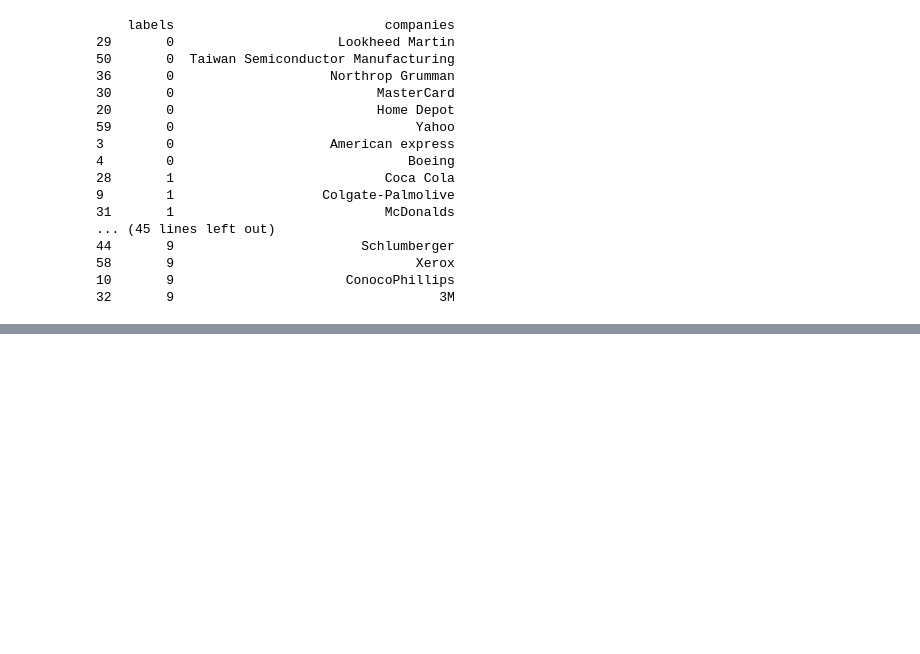
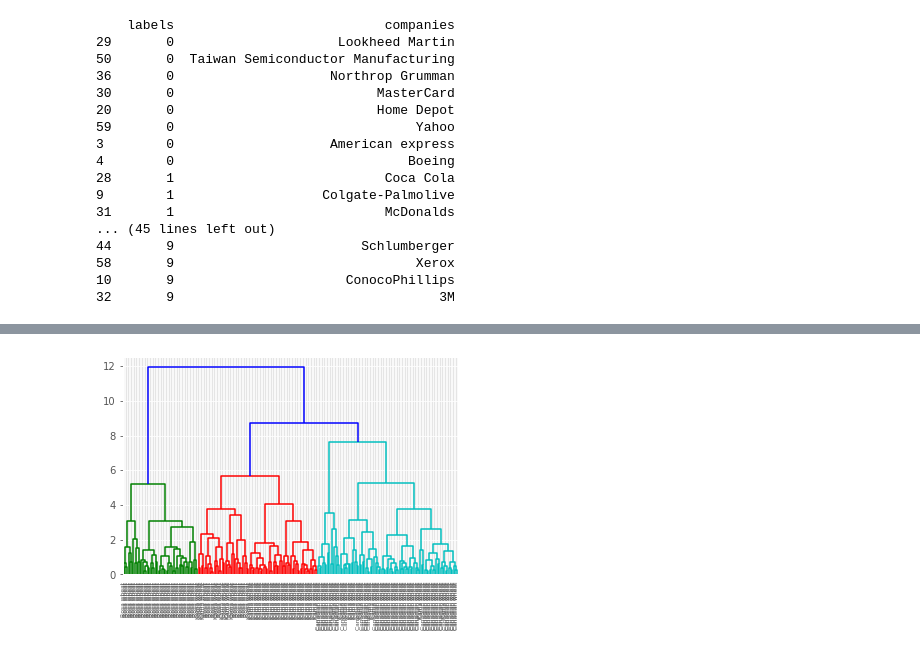
Before and after one commit to etherion-1337/Machine_Learning_basics, a Jupyter notebook: python_scikit_learn.ipynb, the cells around one changed output, grey strips where cells are left out. Saved outputs shown, nothing was run; the diff lists cells and outputs as text; code cells hidden in the pictures; blank space fills up the shorter version.

```diff
--- a/python_scikit_learn.ipynb
+++ b/python_scikit_learn.ipynb
@@ -2383,0 +2406,8 @@ print(df.sort_values("labels"))
+# %%
+from scipy.cluster.hierarchy import linkage, dendrogram
+
+mergings = linkage(grain_array, method = "complete") #this function performs hierarchical clustering
+dendrogram(mergings, labels = grain_label_string_list, leaf_rotation = 90, leaf_font_size=6)
+plt.show()
+# %% [output]
+[figure, added]
```
Also changed, not shown: parts of 5 cells of this notebook.
